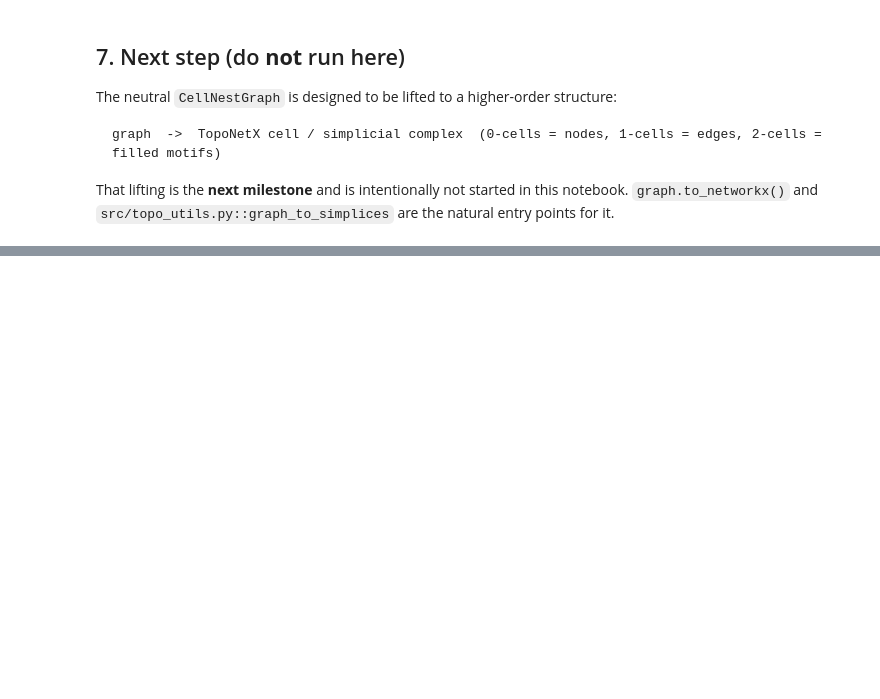
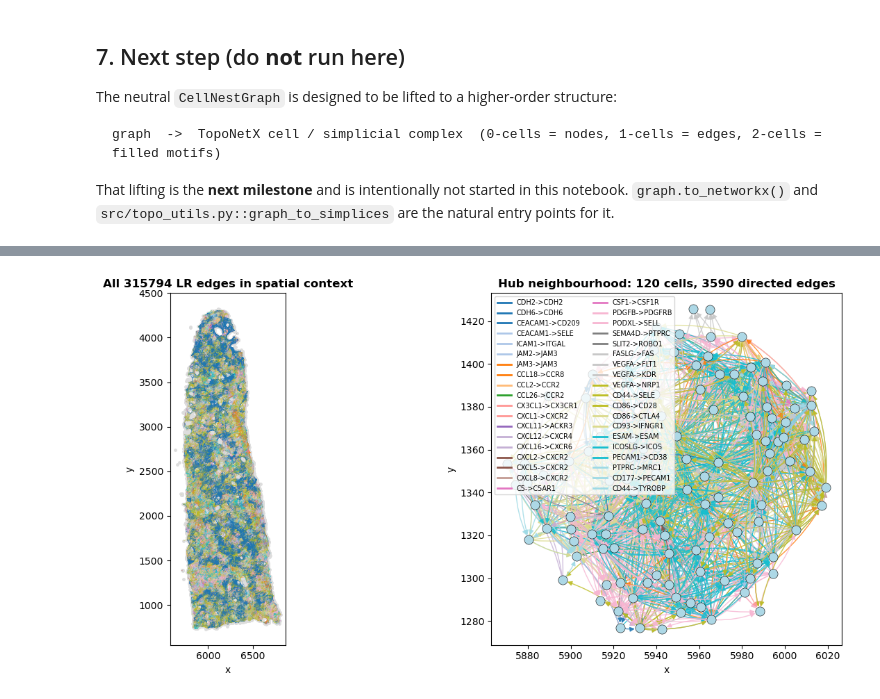
Before and after one commit to robinredX/st-topo-aware-learning-logml, a Jupyter notebook: notebooks/03_reproduce_cellnest_graph_construction.ipynb, the cells around one changed output, grey strips where cells are left out. Cells and saved outputs as stored; diff of their text form; code cells hidden in the pictures; blank space fills up the shorter version.

```diff
--- a/notebooks/03_reproduce_cellnest_graph_construction.ipynb
+++ b/notebooks/03_reproduce_cellnest_graph_construction.ipynb
@@ -151,0 +263,18 @@ points for it.
+# %%
+import networkx as nx
+
+# Convert CellNestGraph to a directed NetworkX MultiDiGraph
+G = g.to_networkx()
+print(f"NetworkX graph: {G.number_of_nodes()} nodes, {G.number_of_edges()} edges")
+print(f"self-loops (autocrine): {nx.number_of_selfloops(G)}")
+
+# Relation colours (tab20 has 20 distinct hues; tab10 aliases badly across ~54 relations)
+rel_colors = plt.cm.tab20(np.linspace(0, 1, max(g.n_relations, 1)))
+
+# Relation-type counts for logging
+rel_type_counts = {}
+for _, _, key in G.edges(keys=True):
+    rel_type_counts[int(key)] = rel_type_counts.get(int(key), 0) + 1
+
+print(f"Relation types in use: {rel_type_counts}")
+print(f"Relation type info:\n{g.relation_table}")
@@ -151,0 +299,62 @@ points for it.
+# %%
+# Directed graph drawn on TRUE SPATIAL COORDINATES only.
+# No force-directed / spring / circular layout anywhere: node positions are the measured
+# (x, y) of each cell, so drawing is O(nodes + edges) and stays physically interpretable.
+import networkx as nx
+
+if 'G' not in globals():
+    G = g.to_networkx()
+if 'rel_colors' not in globals():
+    rel_colors = plt.cm.tab20(np.linspace(0, 1, max(g.n_relations, 1)))
+
+# Pick a subgraph that actually has edges: the highest-degree node and its neighbours.
+# (Taking the first N node ids would mostly pick isolated cells.)
+connected = [n for n in G.nodes() if G.degree(n) > 0]
+hub = max(connected, key=lambda n: G.degree(n))
+core = {hub} | set(G.successors(hub)) | set(G.predecessors(hub))
+for n in list(core):                      # one more hop, capped
+    core |= set(G.successors(n)) | set(G.predecessors(n))
+    if len(core) > 120:
+        break
+H = G.subgraph(list(core)[:120]).copy()
+
+fig, axes = plt.subplots(1, 2, figsize=(14, 6))
+pos = {i: (g.coordinates[i, 0], g.coordinates[i, 1]) for i in G.nodes()}
+
+# Left: whole section, edges only (cheap scatter + line segments)
+ax = axes[0]
+ax.scatter(g.coordinates[:, 0], g.coordinates[:, 1], s=6, c="#dddddd", zorder=1)
+for k in range(g.n_edges):
+    s, t = int(g.edge_index[0, k]), int(g.edge_index[1, k])
+    x0, y0 = pos[s]; x1, y1 = pos[t]
+    ax.plot([x0, x1], [y0, y1], color=rel_colors[int(g.edge_relation_id[k])],
+            lw=0.4, alpha=0.5, zorder=2)
+ax.set_title(f"All {g.n_edges} LR edges in spatial context", fontweight="bold")
+ax.set_xlabel("x"); ax.set_ylabel("y"); ax.set_aspect("equal")
+
+# Right: zoom on the hub neighbourhood, with arrow heads to show direction
+ax = axes[1]
+sub_xy = np.array([pos[n] for n in H.nodes()])
+ax.scatter(sub_xy[:, 0], sub_xy[:, 1], s=90, c="lightblue", edgecolors="k",
+           linewidths=0.4, zorder=3)
+for (u, v, key) in H.edges(keys=True):
+    x0, y0 = pos[u]; x1, y1 = pos[v]
+    ax.annotate("", xy=(x1, y1), xytext=(x0, y0),
+                arrowprops=dict(arrowstyle="-|>", color=rel_colors[int(key)],
+                                lw=1.0, alpha=0.8, shrinkA=5, shrinkB=5,
+                                connectionstyle="arc3,rad=0.12"), zorder=2)
+ax.set_title(f"Hub neighbourhood: {H.number_of_nodes()} cells, "
+             f"{H.number_of_edges()} directed edges", fontweight="bold")
+ax.set_xlabel("x"); ax.set_ylabel("y"); ax.set_aspect("equal")
+
+# Legend: only the relation types actually present in the zoom, otherwise 54 entries drown it
+used = sorted({int(k) for _, _, k in H.edges(keys=True)})
+handles = [plt.Line2D([0], [0], color=rel_colors[i], lw=2,
+                      label=f"{g.relation_table.iloc[i].ligand}->{g.relation_table.iloc[i].receptor}")
+           for i in used]
+ax.legend(handles=handles, loc="upper left", fontsize=7, ncol=2)
+
+plt.tight_layout()
+plt.show()
+# %% [output]
+[figure, added]
```
Also changed, not shown: parts of 18 cells of this notebook.
